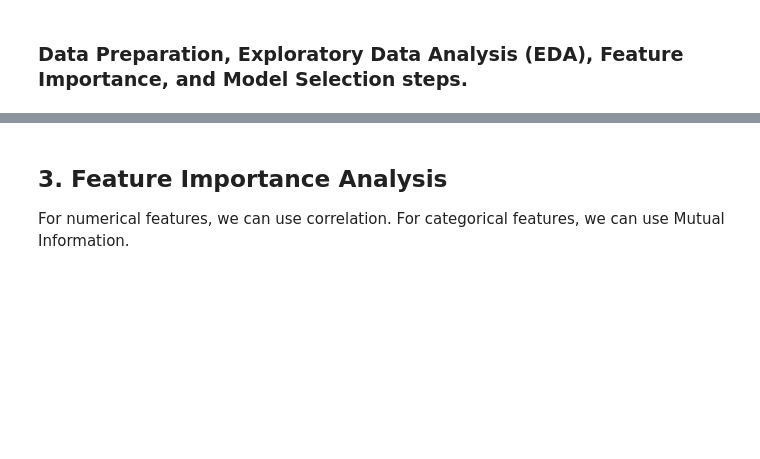
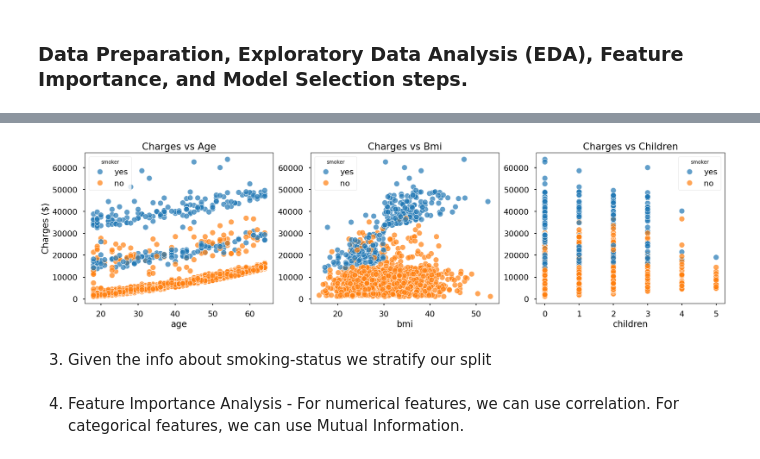
Before and after one commit to JonasMnsing/medical-cost-predictor, a Jupyter notebook: notebook.ipynb, the cells around one changed output, grey strips where cells are left out. Cells and saved outputs as stored; diff of their text form; code cells hidden in the pictures; blank space fills up the shorter version.

```diff
--- a/notebook.ipynb
+++ b/notebook.ipynb
@@ -71,0 +120,16 @@ plt.show()
+# %%
+fig, axes = plt.subplots(1, 3, layout='constrained')
+fig.set_figwidth(fig.get_figwidth()*1.5)
+fig.set_figheight(fig.get_figheight()*0.6)
+
+for i, col in enumerate(numerical_features):
+    axes[i] = sns.scatterplot(data=df, x=col, y='charges', ax=axes[i], hue='smoker', alpha=0.7)
+    axes[i].set_title(f'Charges vs {col.capitalize()}')
+    if i == 0:
+        _ = axes[i].set_ylabel('Charges ($)')
+    else:
+        _ = axes[i].set_ylabel('')
+# %% [output]
+[figure, added]
+# %% [markdown]
+3. Given the info about smoking-status we stratify our split
@@ -72,4 +156,3 @@ plt.show()
 # %% [markdown]
-## 3. Feature Importance Analysis
-For numerical features, we can use correlation. For categorical features, we can use Mutual Information.
+4. Feature Importance Analysis - For numerical features, we can use correlation. For categorical features, we can use Mutual Information.
 # %%
```
Also changed, not shown: parts of 29 cells of this notebook.
